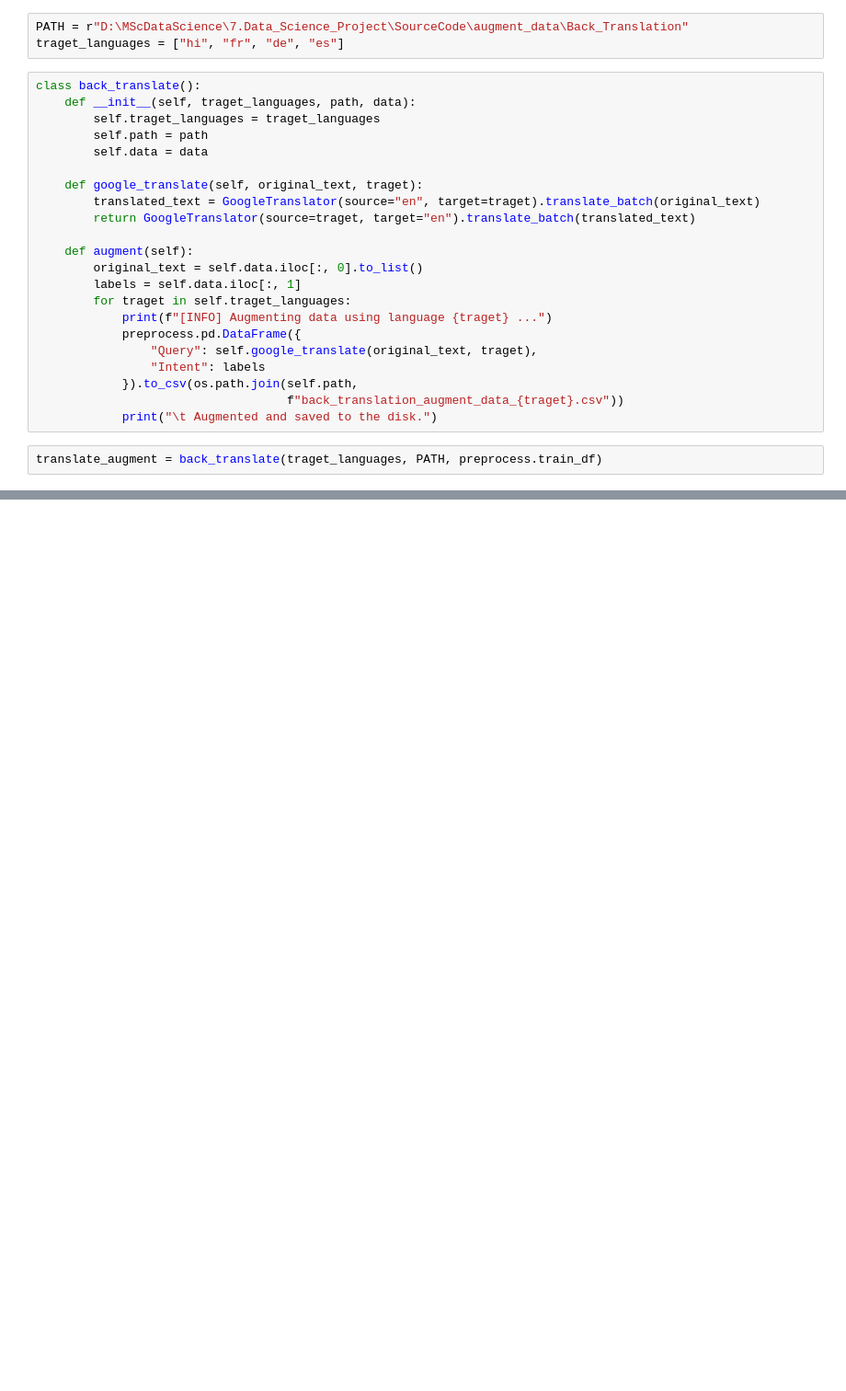
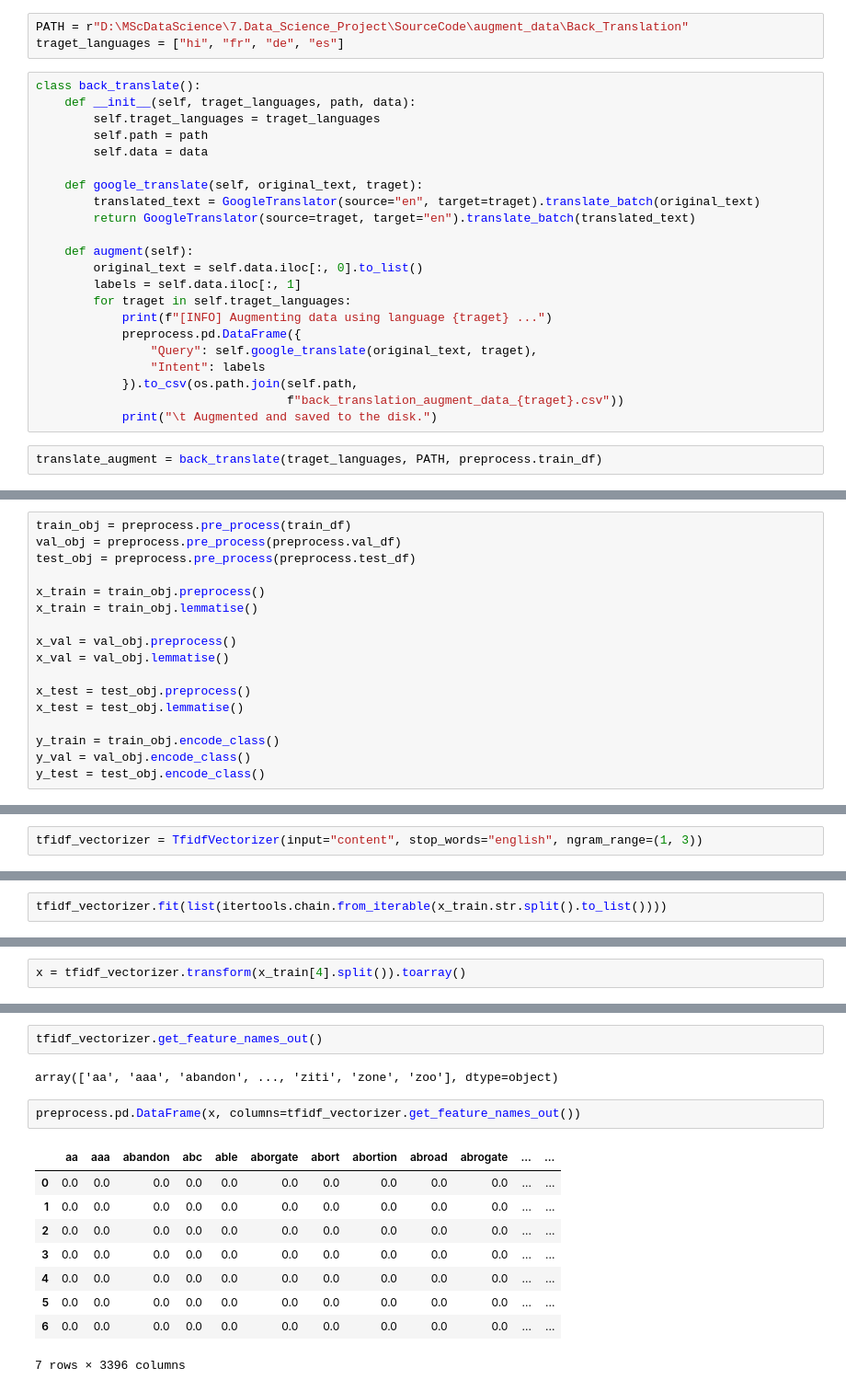
Before and after one commit to Mohitag94/MScDataScience_Project, a Jupyter notebook: back_translation_data_augmentation.ipynb, the cells around one changed output, grey strips where cells are left out. Shown at 92% size. Saved outputs shown, nothing was run; the diff lists cells and outputs as text; blank space fills up the shorter version.

```diff
--- a/back_translation_data_augmentation.ipynb
+++ b/back_translation_data_augmentation.ipynb
@@ -50,0 +101,17 @@ translate_augment.augment()
+# %%
+train_obj = preprocess.pre_process(train_df)
+val_obj = preprocess.pre_process(preprocess.val_df)
+test_obj = preprocess.pre_process(preprocess.test_df)
+
+x_train = train_obj.preprocess()
+x_train = train_obj.lemmatise()
+
+x_val = val_obj.preprocess()
+x_val = val_obj.lemmatise()
+
+x_test = test_obj.preprocess()
+x_test = test_obj.lemmatise()
+
+y_train = train_obj.encode_class()
+y_val = val_obj.encode_class()
+y_test = test_obj.encode_class()
@@ -50,0 +248,2 @@ translate_augment.augment()
+# %%
+tfidf_vectorizer = TfidfVectorizer(input="content", stop_words="english", ngram_range=(1, 3))
@@ -50,0 +272,2 @@ translate_augment.augment()
+# %%
+tfidf_vectorizer.fit(list(itertools.chain.from_iterable(x_train.str.split().to_list())))
@@ -50,0 +276,2 @@ translate_augment.augment()
+# %%
+x = tfidf_vectorizer.transform(x_train[4].split()).toarray()
@@ -50,0 +316,16 @@ translate_augment.augment()
+# %%
+tfidf_vectorizer.get_feature_names_out()
+# %% [output]
+array(['aa', 'aaa', 'abandon', ..., 'ziti', 'zone', 'zoo'], dtype=object)
+# %%
+preprocess.pd.DataFrame(x, columns=tfidf_vectorizer.get_feature_names_out())
+# %% [output]
+|  | aa | aaa | abandon | abc | able | aborgate | abort | abortion | abroad | abrogate | ... | ... |
+| 0 | 0.0 | 0.0 | 0.0 | 0.0 | 0.0 | 0.0 | 0.0 | 0.0 | 0.0 | 0.0 | ... | ... |
+| 1 | 0.0 | 0.0 | 0.0 | 0.0 | 0.0 | 0.0 | 0.0 | 0.0 | 0.0 | 0.0 | ... | ... |
+| 2 | 0.0 | 0.0 | 0.0 | 0.0 | 0.0 | 0.0 | 0.0 | 0.0 | 0.0 | 0.0 | ... | ... |
+| 3 | 0.0 | 0.0 | 0.0 | 0.0 | 0.0 | 0.0 | 0.0 | 0.0 | 0.0 | 0.0 | ... | ... |
+| 4 | 0.0 | 0.0 | 0.0 | 0.0 | 0.0 | 0.0 | 0.0 | 0.0 | 0.0 | 0.0 | ... | ... |
+| 5 | 0.0 | 0.0 | 0.0 | 0.0 | 0.0 | 0.0 | 0.0 | 0.0 | 0.0 | 0.0 | ... | ... |
+| 6 | 0.0 | 0.0 | 0.0 | 0.0 | 0.0 | 0.0 | 0.0 | 0.0 | 0.0 | 0.0 | ... | ... |
+7 rows × 3396 columns
```
Also changed, not shown: parts of 27 cells of this notebook.
